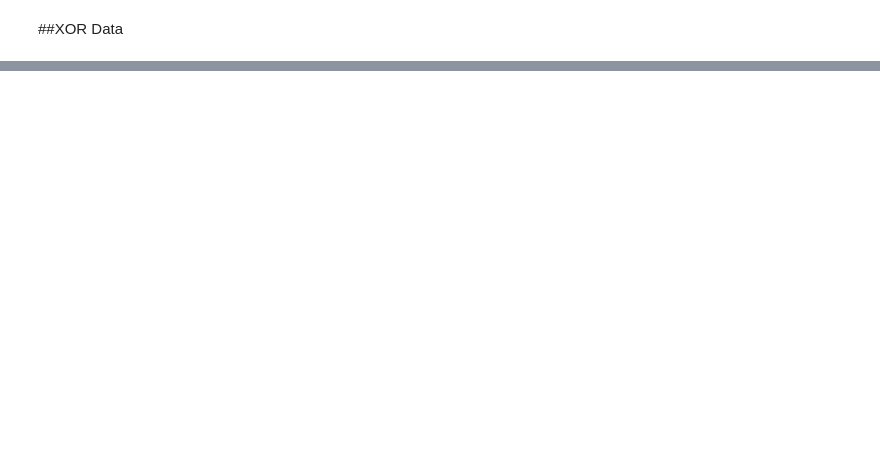
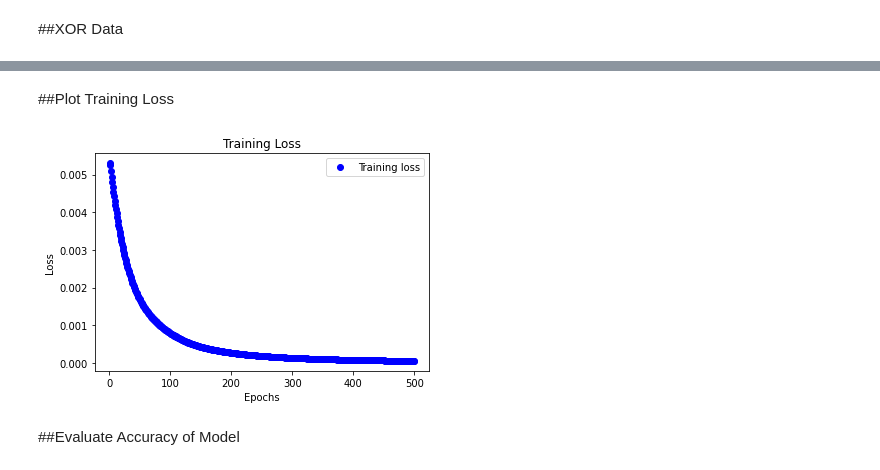
Before and after one commit to Danika-Balas/msds-458, a Jupyter notebook: D2_XOR_problem.ipynb, the cells around one changed output, grey strips where cells are left out. Cells and saved outputs as stored; diff of their text form; code cells hidden in the pictures; blank space fills up the shorter version.

```diff
--- a/D2_XOR_problem.ipynb
+++ b/D2_XOR_problem.ipynb
@@ -20,0 +32,16 @@ xor_labels = np.array([0,1,1,0])
+# %%
+model = models.Sequential()
+model.add(layers.Dense(32, activation = 'relu', input_dim = 2))
+model.add(layers.Dense(16, activation = 'relu'))
+model.add(layers.Dense(1, activation='sigmoid'))
+# %%
+from keras import losses
+from keras import optimizers
+
+#Establish accuracy metrics
+model.compile(loss='binary_crossentropy',
+              optimizer='adam',
+              metrics=['accuracy'])
+# %%
+#Fit model to XOR problem
+history = model.fit(xor_input, xor_labels, epochs=500)
@@ -20,0 +66,19 @@ xor_labels = np.array([0,1,1,0])
+# %% [markdown]
+##Plot Training Loss
+# %%
+history_dict = history.history
+loss_values = history_dict['loss']
+
+epochs = range(1, len(loss_values)+1)
+
+plt.plot(epochs, loss_values, 'bo', label='Training loss')
+plt.title('Training Loss')
+plt.xlabel('Epochs')
+plt.ylabel('Loss')
+plt.legend()
+
+plt.show()
+# %% [output]
+[figure, added]
+# %% [markdown]
+##Evaluate Accuracy of Model
```
Also changed, not shown: parts of 11 cells of this notebook.
